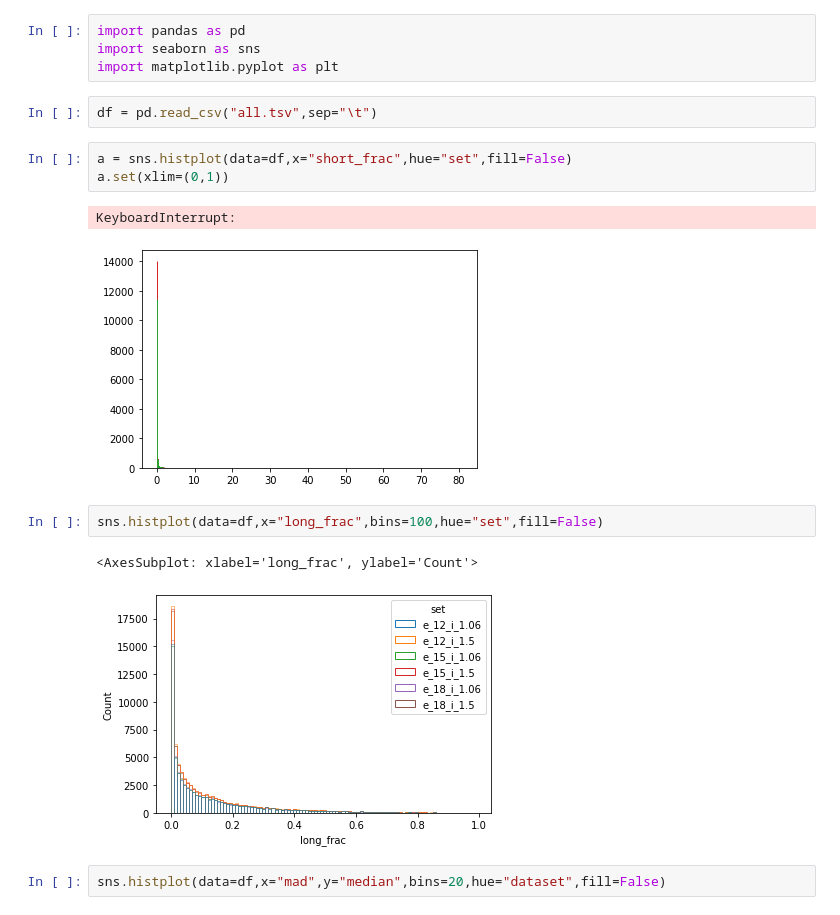
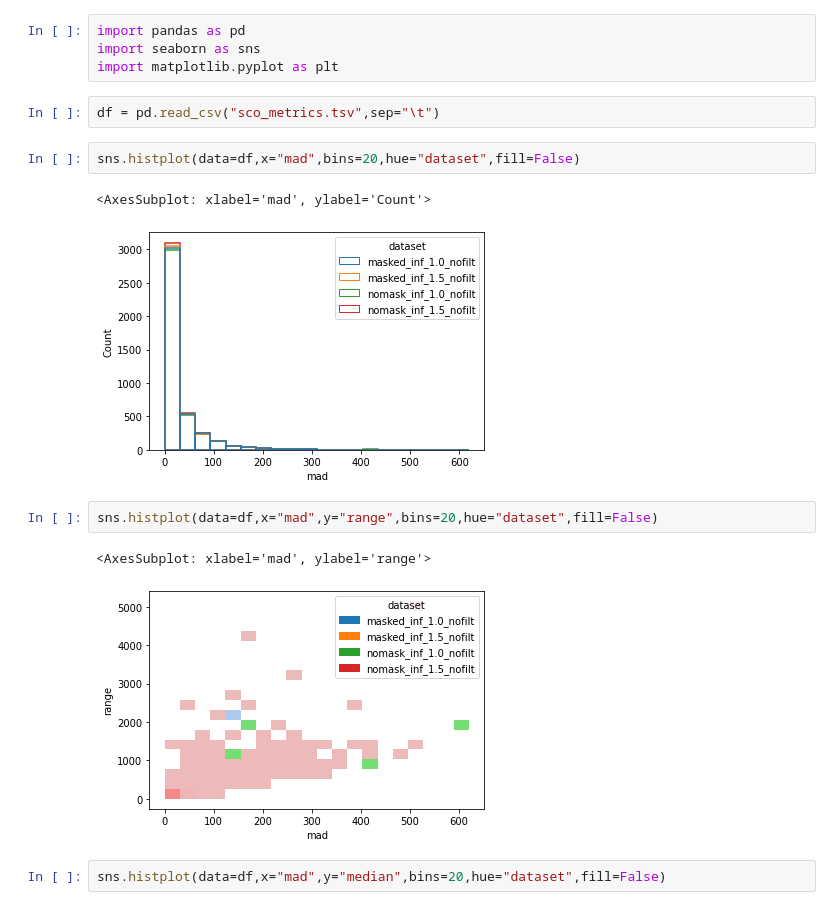
Before and after one commit to vflorelo/OrthoPrep, a Jupyter notebook: full_set_benchmarking/sco_metrics.ipynb, the cells around one changed output. Drawn from its saved outputs; the diff is of its cells as text.

```diff
--- a/full_set_benchmarking/sco_metrics.ipynb
+++ b/full_set_benchmarking/sco_metrics.ipynb
@@ -3,18 +3,17 @@ import pandas as pd
 import seaborn as sns
 import matplotlib.pyplot as plt
 # %%
-df = pd.read_csv("all.tsv",sep="\t")
+df = pd.read_csv("sco_metrics.tsv",sep="\t")
 # %%
-a = sns.histplot(data=df,x="short_frac",hue="set",fill=False)
-a.set(xlim=(0,1))
+sns.histplot(data=df,x="mad",bins=20,hue="dataset",fill=False)
 # %% [output]
-KeyboardInterrupt:
+<AxesSubplot: xlabel='mad', ylabel='Count'>
-[figure, old version]
+[figure, new version]
 # %%
-sns.histplot(data=df,x="long_frac",bins=100,hue="set",fill=False)
+sns.histplot(data=df,x="mad",y="range",bins=20,hue="dataset",fill=False)
 # %% [output]
-<AxesSubplot: xlabel='long_frac', ylabel='Count'>
+<AxesSubplot: xlabel='mad', ylabel='range'>
-[figure, old version]
+[figure, new version]
 # %%
 sns.histplot(data=df,x="mad",y="median",bins=20,hue="dataset",fill=False)
 # %% [output]
```
Also changed, not shown: 2 other files.
